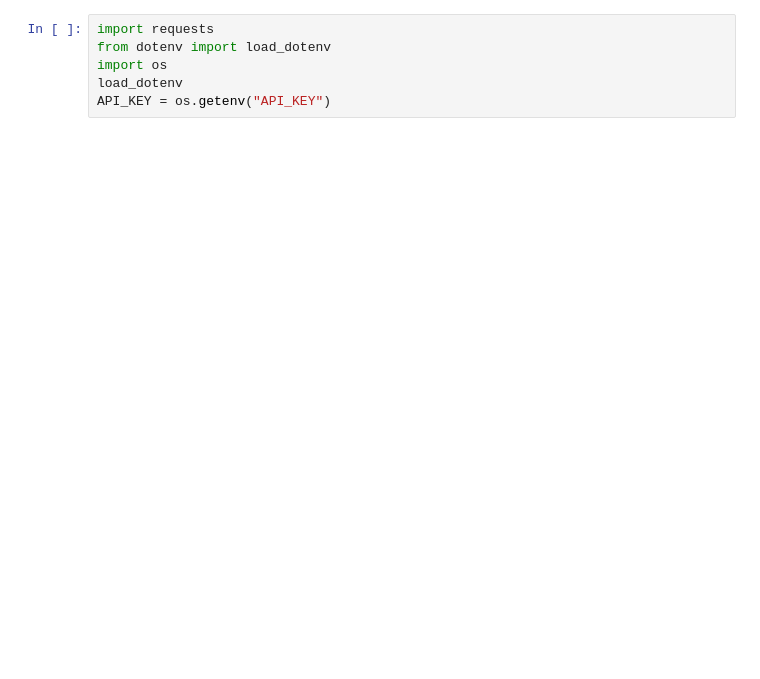
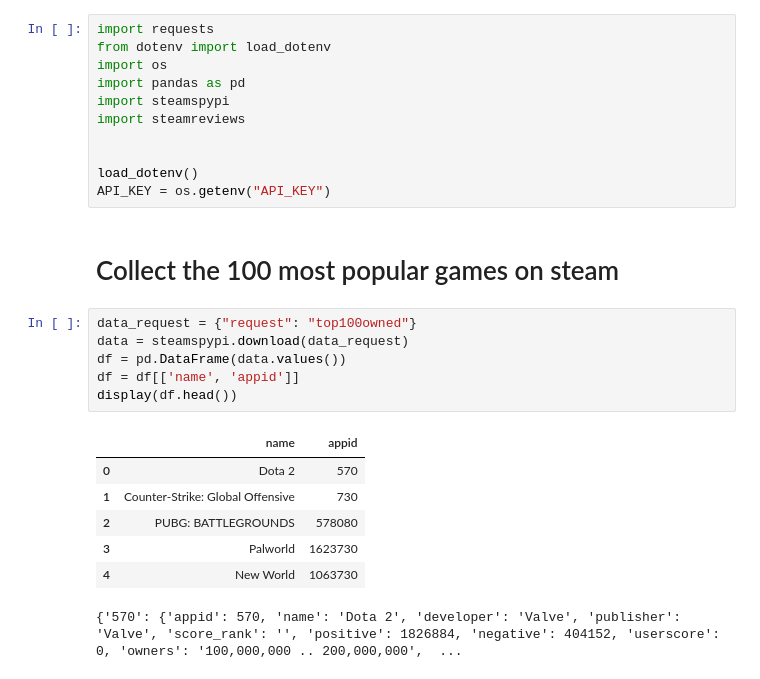
Before and after one commit to SanchoSamba/INA_Project, a Jupyter notebook: Project.ipynb, the cells around one changed output. Drawn from its saved outputs; the diff is of its cells as text; blank space fills up the shorter version.

```diff
--- a/Project.ipynb
+++ b/Project.ipynb
@@ -2,5 +2,26 @@
 import requests
 from dotenv import load_dotenv
 import os
-load_dotenv
+import pandas as pd
+import steamspypi
+import steamreviews
+
+
+load_dotenv()
 API_KEY = os.getenv("API_KEY")
+# %% [markdown]
+# Collect the 100 most popular games on steam
+# %%
+data_request = {"request": "top100owned"}
+data = steamspypi.download(data_request)
+df = pd.DataFrame(data.values())
+df = df[['name', 'appid']]
+display(df.head())
+# %% [output]
+|  | name | appid |
+| 0 | Dota 2 | 570 |
+| 1 | Counter-Strike: Global Offensive | 730 |
+| 2 | PUBG: BATTLEGROUNDS | 578080 |
+| 3 | Palworld | 1623730 |
+| 4 | New World | 1063730 |
+{'570': {'appid': 570, 'name': 'Dota 2', 'developer': 'Valve', 'publisher': 'Valve', 'score_rank': '', 'positive': 1826884, 'negative': 404152, 'userscore': 0, 'owners': '100,000,000 .. 200,000,000',  ...
```
Also changed, not shown: parts of 9 cells of this notebook, 1 other file.
